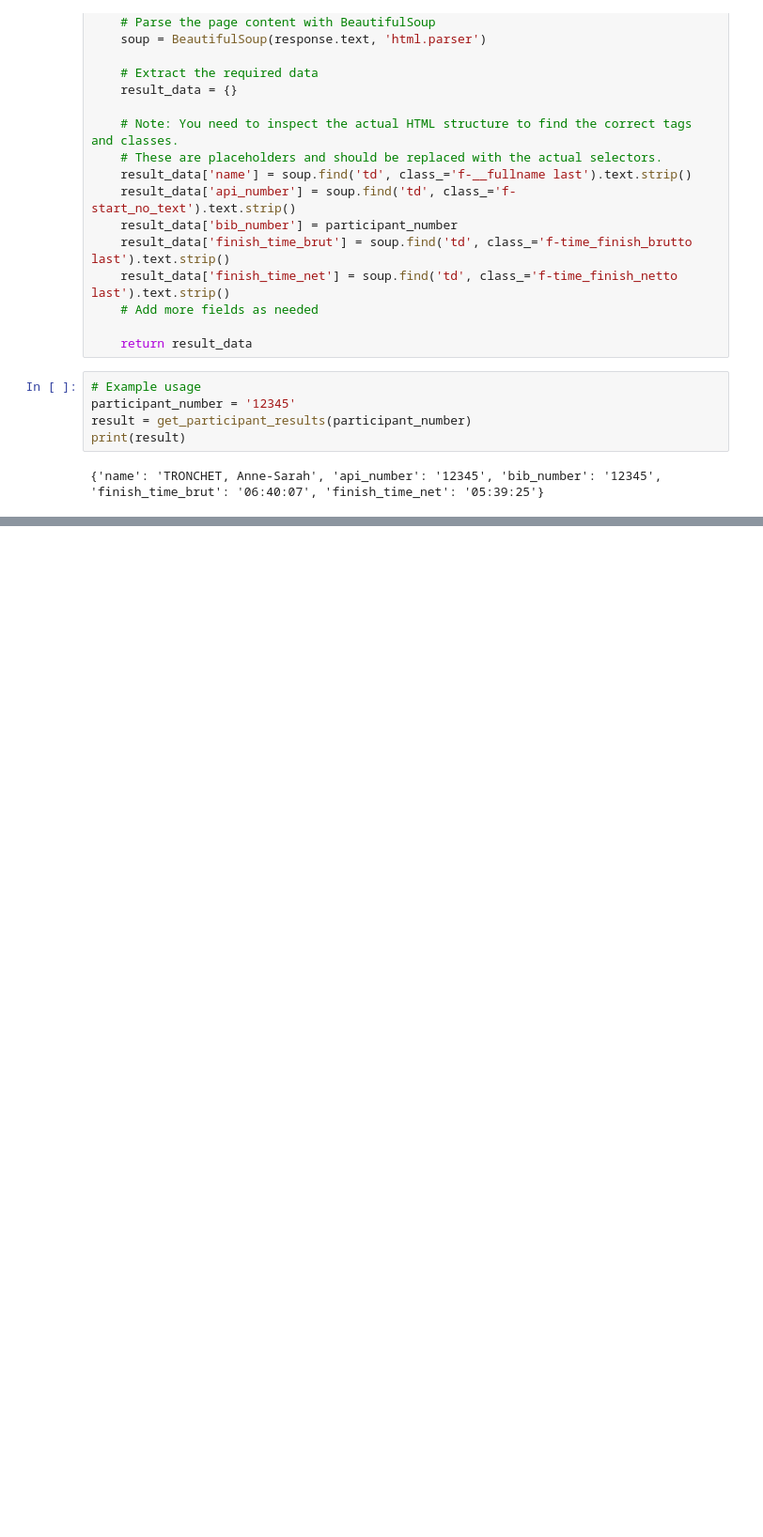
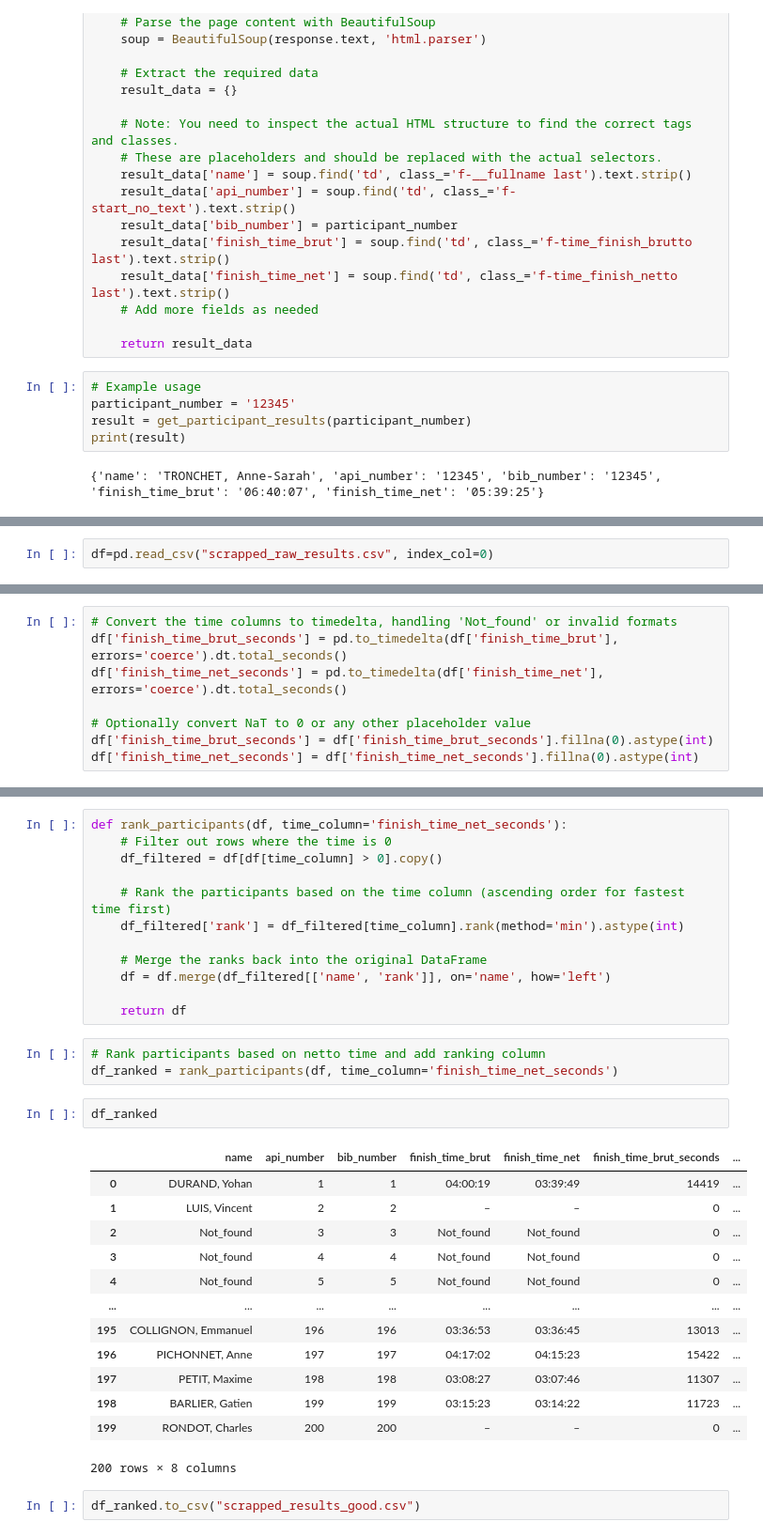
Before and after one commit to JeanMILPIED/marathon-pour-tous-jo2024, a Jupyter notebook: scrap-marathon.ipynb, the cells around one changed output, grey strips where cells are left out. Shown at 94% size. Drawn from its saved outputs; the diff is of its cells as text; blank space fills up the shorter version.

```diff
--- a/scrap-marathon.ipynb
+++ b/scrap-marathon.ipynb
@@ -55,0 +88,2 @@ print(result)
+# %%
+df=pd.read_csv("scrapped_raw_results.csv", index_col=0)
@@ -55,0 +99,8 @@ print(result)
+# %%
+# Convert the time columns to timedelta, handling 'Not_found' or invalid formats
+df['finish_time_brut_seconds'] = pd.to_timedelta(df['finish_time_brut'], errors='coerce').dt.total_seconds()
+df['finish_time_net_seconds'] = pd.to_timedelta(df['finish_time_net'], errors='coerce').dt.total_seconds()
+
+# Optionally convert NaT to 0 or any other placeholder value
+df['finish_time_brut_seconds'] = df['finish_time_brut_seconds'].fillna(0).astype(int)
+df['finish_time_net_seconds'] = df['finish_time_net_seconds'].fillna(0).astype(int)
@@ -55,0 +116,33 @@ print(result)
+# %%
+def rank_participants(df, time_column='finish_time_net_seconds'):
+    # Filter out rows where the time is 0
+    df_filtered = df[df[time_column] > 0].copy()
+
+    # Rank the participants based on the time column (ascending order for fastest time first)
+    df_filtered['rank'] = df_filtered[time_column].rank(method='min').astype(int)
+
+    # Merge the ranks back into the original DataFrame
+    df = df.merge(df_filtered[['name', 'rank']], on='name', how='left')
+
+    return df
+# %%
+# Rank participants based on netto time and add ranking column
+df_ranked = rank_participants(df, time_column='finish_time_net_seconds')
+# %%
+df_ranked
+# %% [output]
+|  | name | api_number | bib_number | finish_time_brut | finish_time_net | finish_time_brut_seconds | ... |
+| 0 | DURAND, Yohan | 1 | 1 | 04:00:19 | 03:39:49 | 14419 | ... |
+| 1 | LUIS, Vincent | 2 | 2 | – | – | 0 | ... |
+| 2 | Not_found | 3 | 3 | Not_found | Not_found | 0 | ... |
+| 3 | Not_found | 4 | 4 | Not_found | Not_found | 0 | ... |
+| 4 | Not_found | 5 | 5 | Not_found | Not_found | 0 | ... |
+| ... | ... | ... | ... | ... | ... | ... | ... |
+| 195 | COLLIGNON, Emmanuel | 196 | 196 | 03:36:53 | 03:36:45 | 13013 | ... |
+| 196 | PICHONNET, Anne | 197 | 197 | 04:17:02 | 04:15:23 | 15422 | ... |
+| 197 | PETIT, Maxime | 198 | 198 | 03:08:27 | 03:07:46 | 11307 | ... |
+| 198 | BARLIER, Gatien | 199 | 199 | 03:15:23 | 03:14:22 | 11723 | ... |
+| 199 | RONDOT, Charles | 200 | 200 | – | – | 0 | ... |
+200 rows × 8 columns
+# %%
+df_ranked.to_csv("scrapped_results_good.csv")
```
Also changed, not shown: parts of 6 cells of this notebook, 5 other files.
